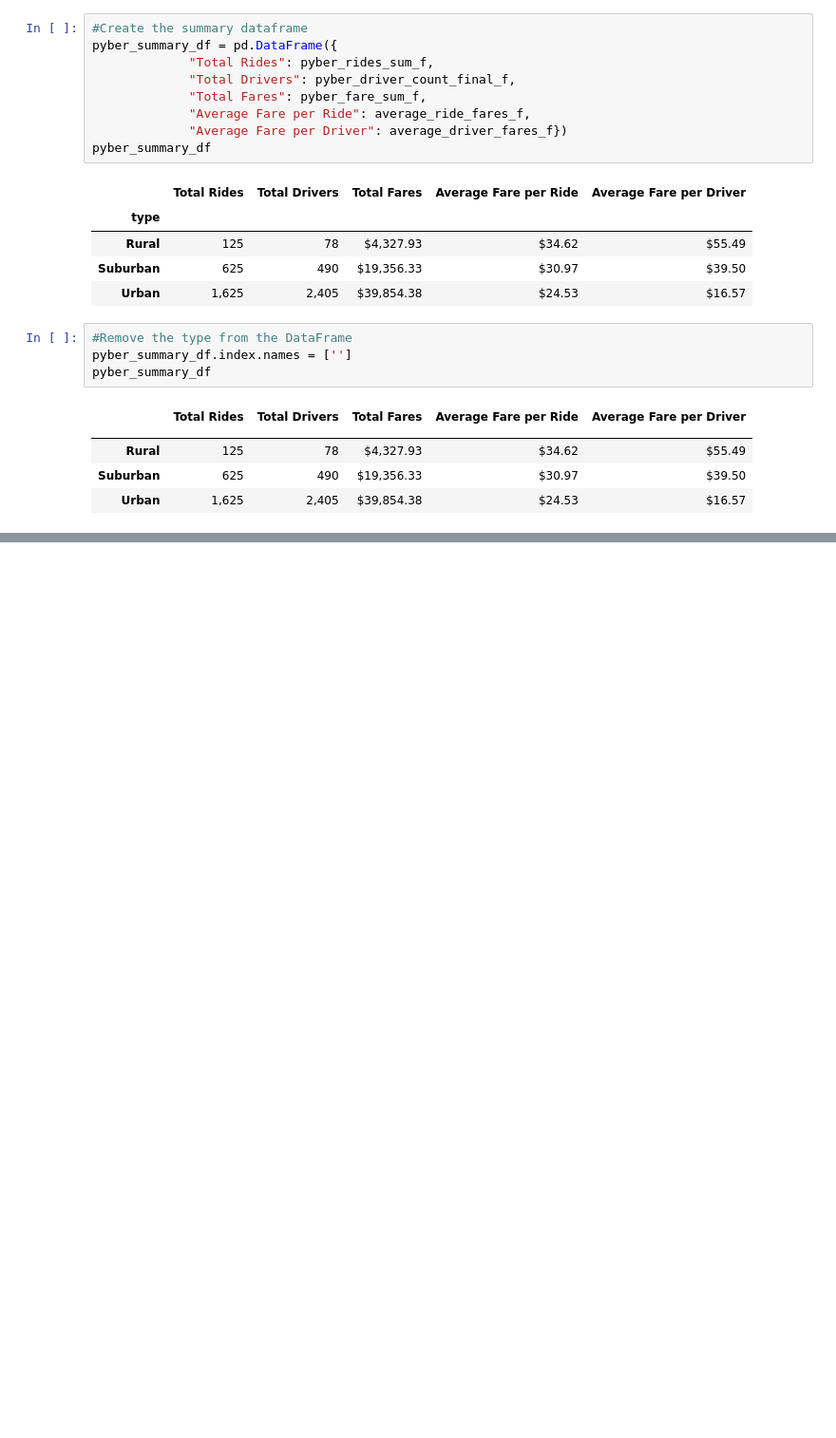
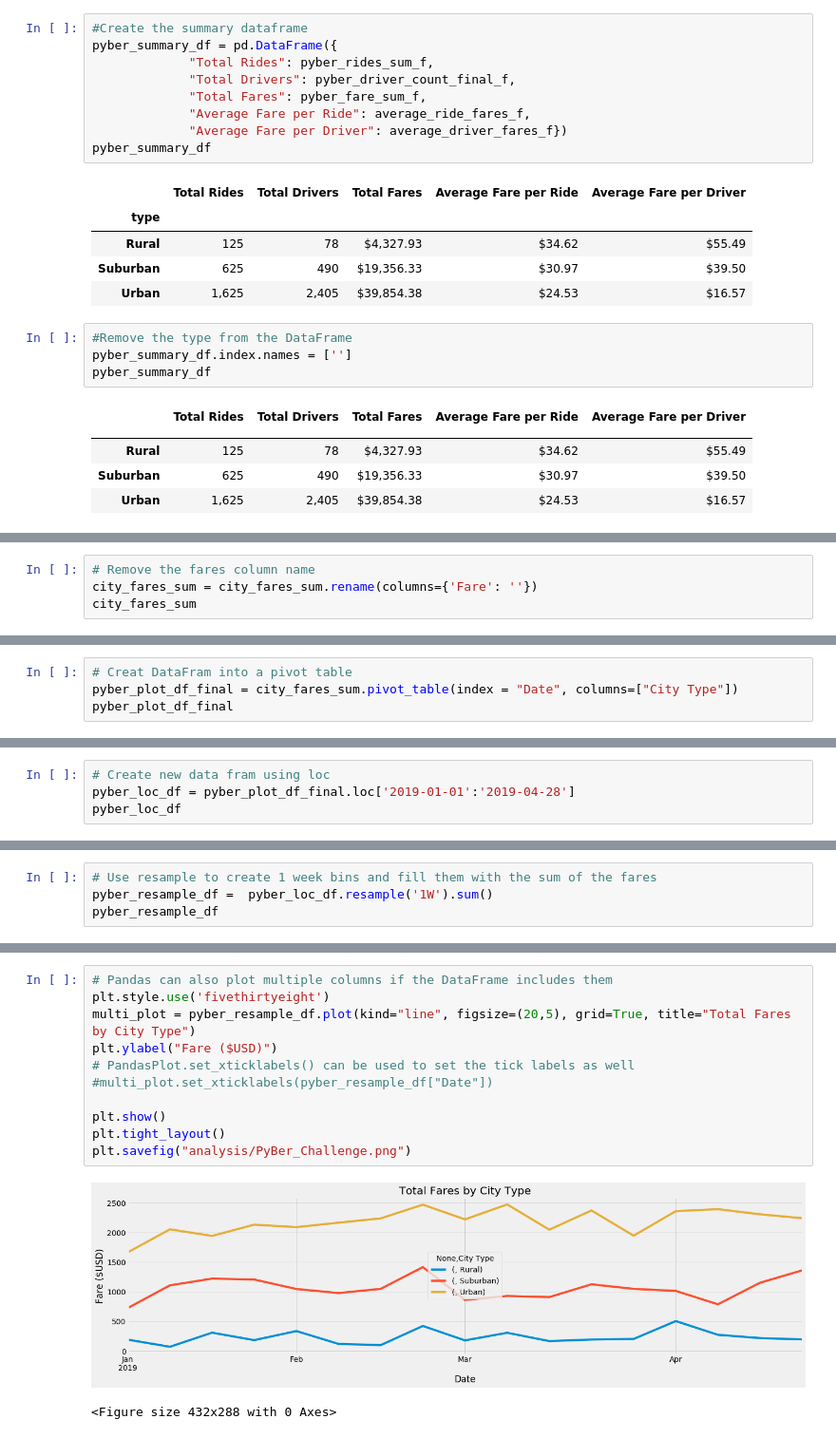
Before and after one commit to adamskel78/PyBer_Analysis, a Jupyter notebook: PyBer_Challenge.ipynb, the cells around one changed output, grey strips where cells are left out. Shown at 95% size. Drawn from its saved outputs; the diff is of its cells as text; blank space fills up the shorter version.

```diff
--- a/PyBer_Challenge.ipynb
+++ b/PyBer_Challenge.ipynb
@@ -296,0 +419,4 @@ pyber_summary_df
+# %%
+# Remove the fares column name
+city_fares_sum = city_fares_sum.rename(columns={'Fare': ''})
+city_fares_sum
@@ -296,0 +438,4 @@ pyber_summary_df
+# %%
+# Creat DataFram into a pivot table
+pyber_plot_df_final = city_fares_sum.pivot_table(index = "Date", columns=["City Type"])
+pyber_plot_df_final
@@ -296,0 +458,4 @@ pyber_summary_df
+# %%
+# Create new data fram using loc
+pyber_loc_df = pyber_plot_df_final.loc['2019-01-01':'2019-04-28']
+pyber_loc_df
@@ -296,0 +478,4 @@ pyber_summary_df
+# %%
+# Use resample to create 1 week bins and fill them with the sum of the fares
+pyber_resample_df =  pyber_loc_df.resample('1W').sum()
+pyber_resample_df
@@ -296,0 +503,14 @@ pyber_summary_df
+# %%
+# Pandas can also plot multiple columns if the DataFrame includes them
+plt.style.use('fivethirtyeight')
+multi_plot = pyber_resample_df.plot(kind="line", figsize=(20,5), grid=True, title="Total Fares by City Type")
+plt.ylabel("Fare ($USD)")
+# PandasPlot.set_xticklabels() can be used to set the tick labels as well
+#multi_plot.set_xticklabels(pyber_resample_df["Date"])
+
+plt.show()
+plt.tight_layout()
+plt.savefig("analysis/PyBer_Challenge.png")
+# %% [output]
+[figure, added]
+<Figure size 432x288 with 0 Axes>
```
Also changed, not shown: parts of 16 cells of this notebook.
